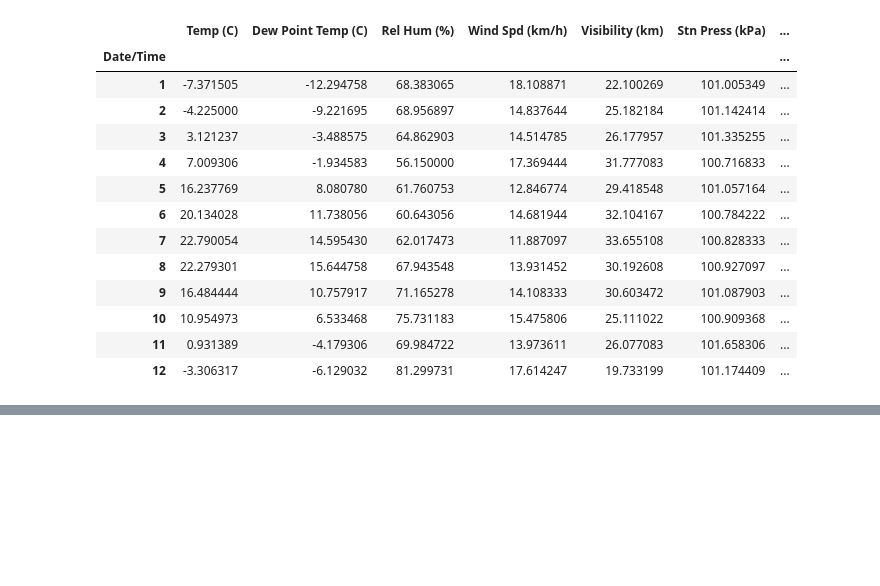
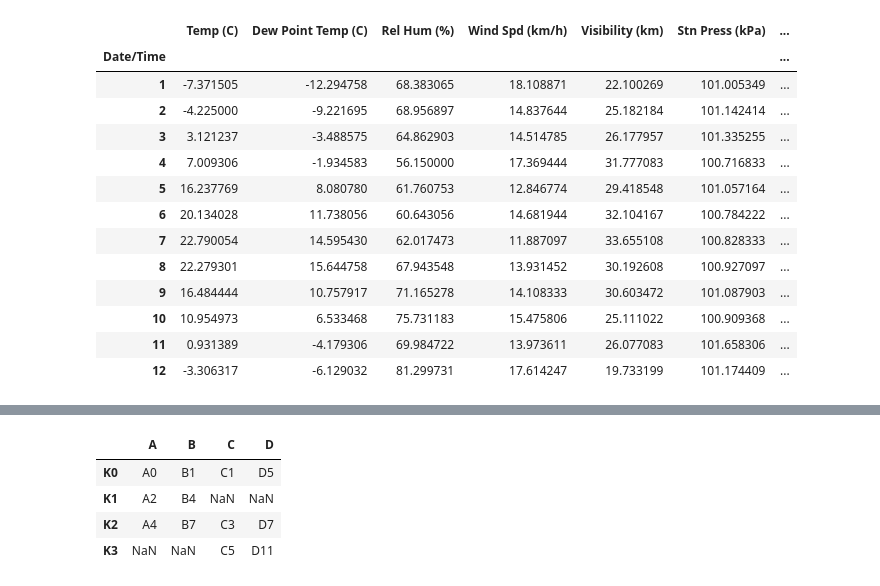
Before and after one commit to kronosxm/data_engineering, a Jupyter notebook: python-for-DE/python-practice/advanced/learning-python.ipynb, the cells around one changed output, grey strips where cells are left out. Cells and saved outputs as stored; diff of their text form; code cells hidden in the pictures; blank space fills up the shorter version.

```diff
--- a/python-for-DE/python-practice/advanced/learning-python.ipynb
+++ b/python-for-DE/python-practice/advanced/learning-python.ipynb
@@ -677,0 +767,22 @@ mean_temp
+# %%
+# join
+
+df1 = pd.DataFrame({
+    "A": ["A0", "A2", "A4"],
+    "B": ["B1", "B4", "B7"]
+}, index=["K0", "K1", "K2"])
+
+df2 = pd.DataFrame({
+    "C": ["C1", "C3", "C5"],
+    "D": ["D5", "D7", "D11"]
+}, index=["K0", "K2", "K3"])
+
+joined_df = df1.join(df2, how="outer")
+# %%
+joined_df
+# %% [output]
+|  | A | B | C | D |
+| K0 | A0 | B1 | C1 | D5 |
+| K1 | A2 | B4 | NaN | NaN |
+| K2 | A4 | B7 | C3 | D7 |
+| K3 | NaN | NaN | C5 | D11 |
```
Also changed, not shown: parts of 15 cells of this notebook.
